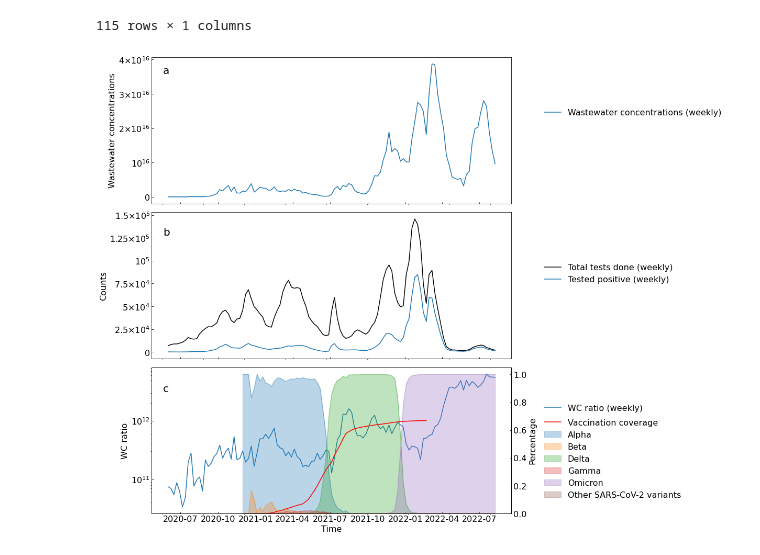
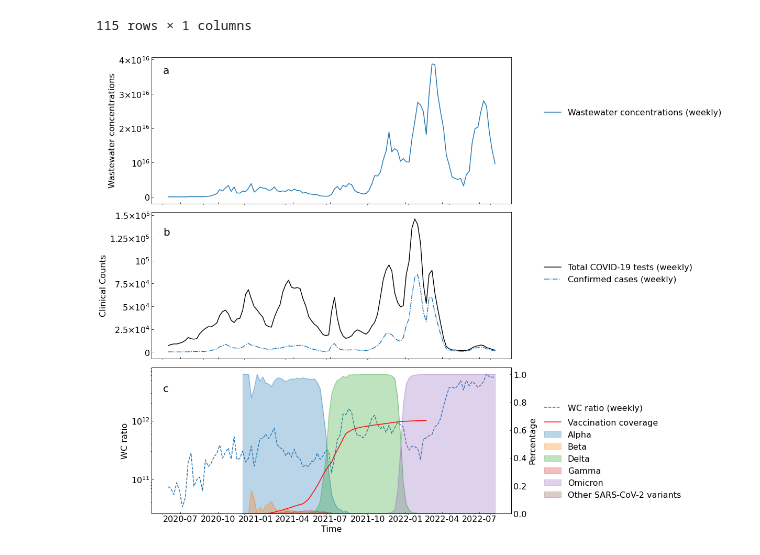
Before and after one commit to XiaoqiongGu/Armas_Chandra_2022_CovidVaccine, a Jupyter notebook: clinical_vs_wastewater_extendedtillAug2022.ipynb, the cells around one changed output. Saved outputs shown, nothing was run; the diff lists cells and outputs as text; code cells hidden in the pictures.

```diff
--- a/clinical_vs_wastewater_extendedtillAug2022.ipynb
+++ b/clinical_vs_wastewater_extendedtillAug2022.ipynb
@@ -324,13 +324,13 @@ sns.lineplot(data=submerge_removenan, x='strdate',y='RNA_flow_per_100000_Count',
 ax1.set_ylabel('Wastewater concentrations\n per 100000 count')
 
 
-sns.lineplot(data=submerge_removenan, x='strdate',y='Tested_with_result',ax=ax2,color='black',label='Total tests done (weekly)')
-sns.lineplot(data=submerge_removenan, x='strdate',y='Tested_positive',color='#1f77b4', ax=ax2, label='Tested positive (weekly)') # #00008b
+sns.lineplot(data=submerge_removenan, x='strdate',y='Tested_with_result',ax=ax2,color='black',label='Total COVID-19 tests (weekly)')
+sns.lineplot(data=submerge_removenan, x='strdate',y='Tested_positive',color='#1f77b4', ax=ax2, label='Confirmed cases (weekly)',linestyle='-.') # #00008b
 ax2.set_ylabel('Tests with a result \n and a positive result')
 handles, labels = ax2.get_legend_handles_labels()
 
 sns.lineplot(data=submerge_removenan, x='strdate',
-             y='WC_ratio', ax=ax3, color='#1f77b4', label='WC ratio (weekly)')
+             y='WC_ratio', ax=ax3, color='#1f77b4', label='WC ratio (weekly)', linestyle='--')
 
 ax6 = ax3.twinx()
 sns.lineplot(data=submerge_removenan, x='strdate', y='percentage_accum_total_administered_2jabs',
@@ -346,32 +346,32 @@ df_variant_agg_week_pivot_v2.plot(kind='area',stacked=False,ax=ax6,alpha=0.3)
 #     leg = ax.legend()
 #     leg.get_frame().set_linewidth(0.0)
 
 ax1.legend(bbox_to_anchor=(1.07, 0.7), fontsize=16, frameon=False)
 ax2.legend(bbox_to_anchor=(1.07,0.7),fontsize=16,frameon=False)
 ax6.legend(bbox_to_anchor=(1.07, 0.7),fontsize=16,frameon=False)
 ax3.legend(bbox_to_anchor=(1.07, 0.8), fontsize=16, frameon=False)
 
 ax3.set_yscale('log')
 ax3.set_xlabel('Time', fontsize=16)
 
 ax1.set_ylabel('Wastewater concentrations',fontsize=16)
-ax2.set_ylabel('Counts', fontsize=16)
+ax2.set_ylabel('Clinical Counts', fontsize=16)
 ax3.set_ylabel('WC ratio', fontsize=16)
 
 f = mticker.ScalarFormatter(useOffset=False, useMathText=True)
 g = lambda x,pos : "${}$".format(f._formatSciNotation('%1.10e' % x))
 ax1.get_yaxis().set_major_formatter(mticker.FuncFormatter(g))
 ax2.get_yaxis().set_major_formatter(mticker.FuncFormatter(g))
 ax3.get_yaxis().set_major_formatter(mticker.FuncFormatter(g))
 
 for ax in [ax1,ax2,ax3,ax6]:
     ax.tick_params(axis='both', labelsize=16, direction="in")
 
 plt.figtext(0.1, 0.3, 'c',fontsize=20)
 plt.figtext(0.1, 0.62, 'b',fontsize=20)
 plt.figtext(0.1, 0.95, 'a',fontsize=20)
 
 plt.tight_layout()
 plt.savefig('plots/final.tillAug2022.png',dpi=300)
 # %% [output]
-[figure, old version]
+[figure, new version]
```
Also changed, not shown: 1 other file.
